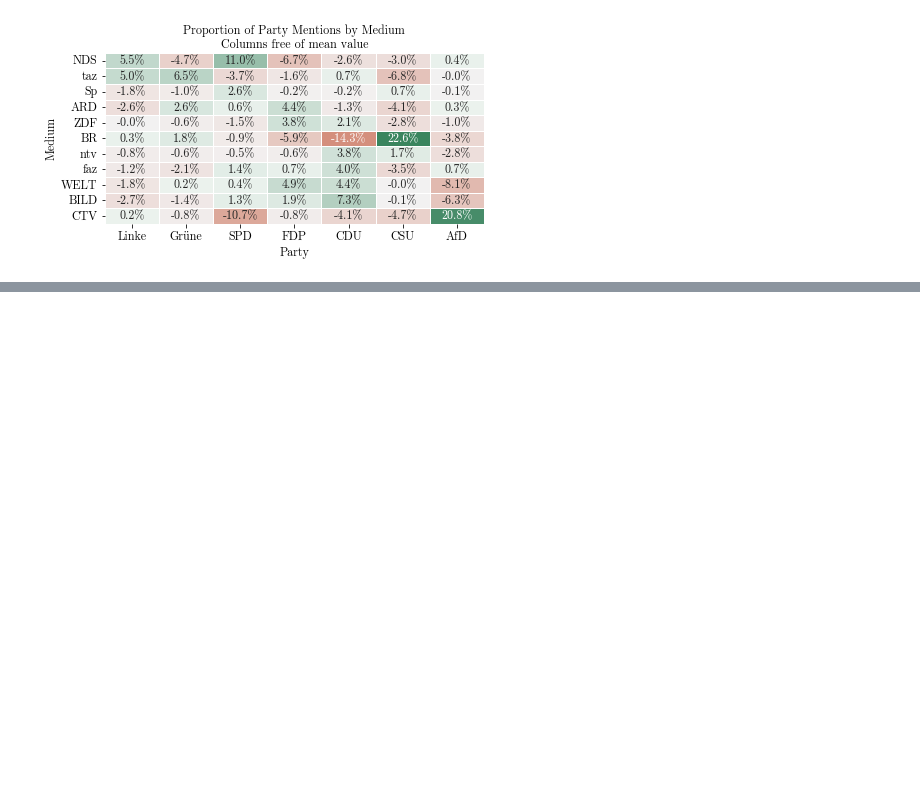
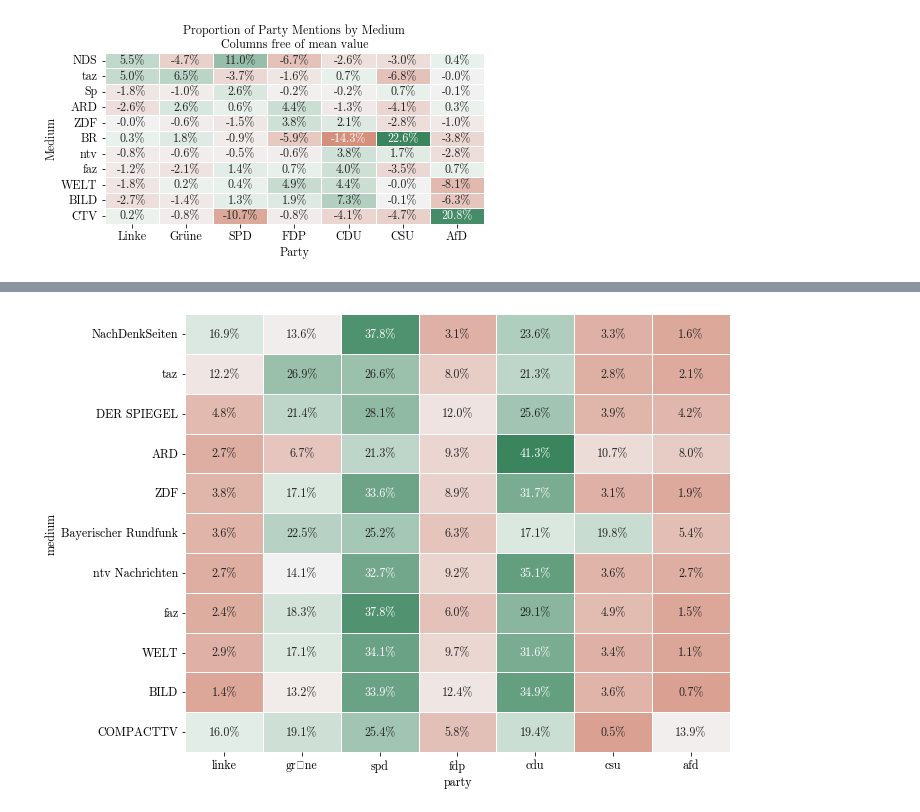
Before and after one commit to haukesteffen/media_bias_video_journalism, a Jupyter notebook: src/mention_analysis.ipynb, the cells around one changed output, grey strips where cells are left out. Drawn from its saved outputs; the diff is of its cells as text; code cells hidden in the pictures; blank space fills up the shorter version.

```diff
--- a/src/mention_analysis.ipynb
+++ b/src/mention_analysis.ipynb
@@ -177,0 +291,3 @@ f_saveplot_mentions_short(df=deviations_party_mentions_by_party_df, title='Propo
+# %%
+unique_politician_df = pd.read_pickle('../data/mentions/politician_mentions_unique.pkl')
+unique_politician_df.head()
@@ -177,0 +301,3 @@ f_saveplot_mentions_short(df=deviations_party_mentions_by_party_df, title='Propo
+# %%
+unique_politician_mentions_by_party = pd.pivot_table(unique_politician_df, index='medium', columns='party', values='mention_count', aggfunc='sum', fill_value=0)
+unique_politician_mentions_by_party
@@ -177,0 +318,3 @@ f_saveplot_mentions_short(df=deviations_party_mentions_by_party_df, title='Propo
+# %%
+ordered_unique_politician_mentions_by_party = b_sort_df_by_political_ideology(unique_politician_mentions_by_party)
+ordered_unique_politician_mentions_by_party
@@ -177,0 +335,3 @@ f_saveplot_mentions_short(df=deviations_party_mentions_by_party_df, title='Propo
+# %%
+proportion_unique_politician_mentions_by_party_df = c_standardize_df_by_row_sum(ordered_unique_politician_mentions_by_party)
+proportion_unique_politician_mentions_by_party_df
@@ -177,0 +352,4 @@ f_saveplot_mentions_short(df=deviations_party_mentions_by_party_df, title='Propo
+# %%
+e_heatmap_plot_df(proportion_unique_politician_mentions_by_party_df)
+# %% [output]
+[figure, added]
```
Also changed, not shown: parts of 17 cells of this notebook, 7 other files.
